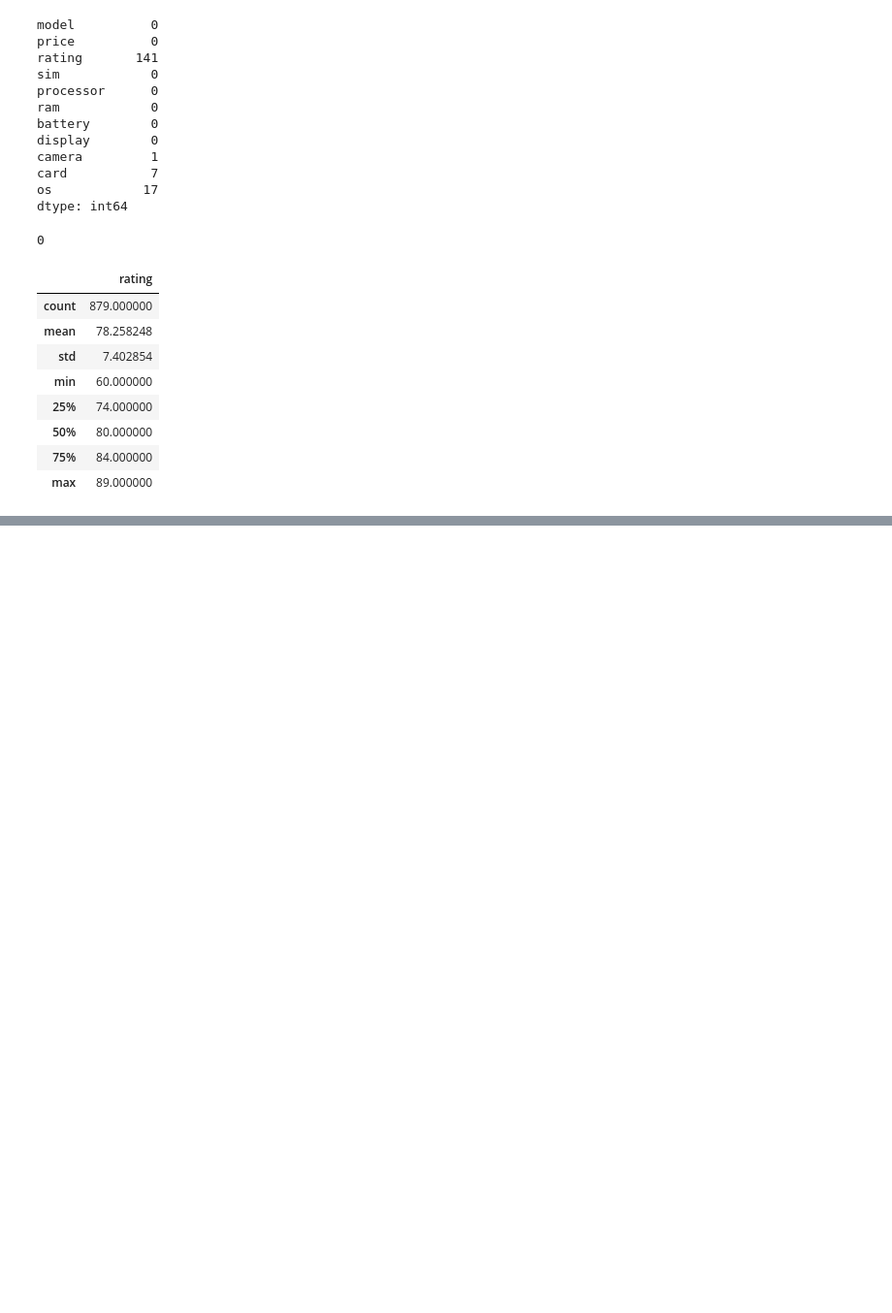
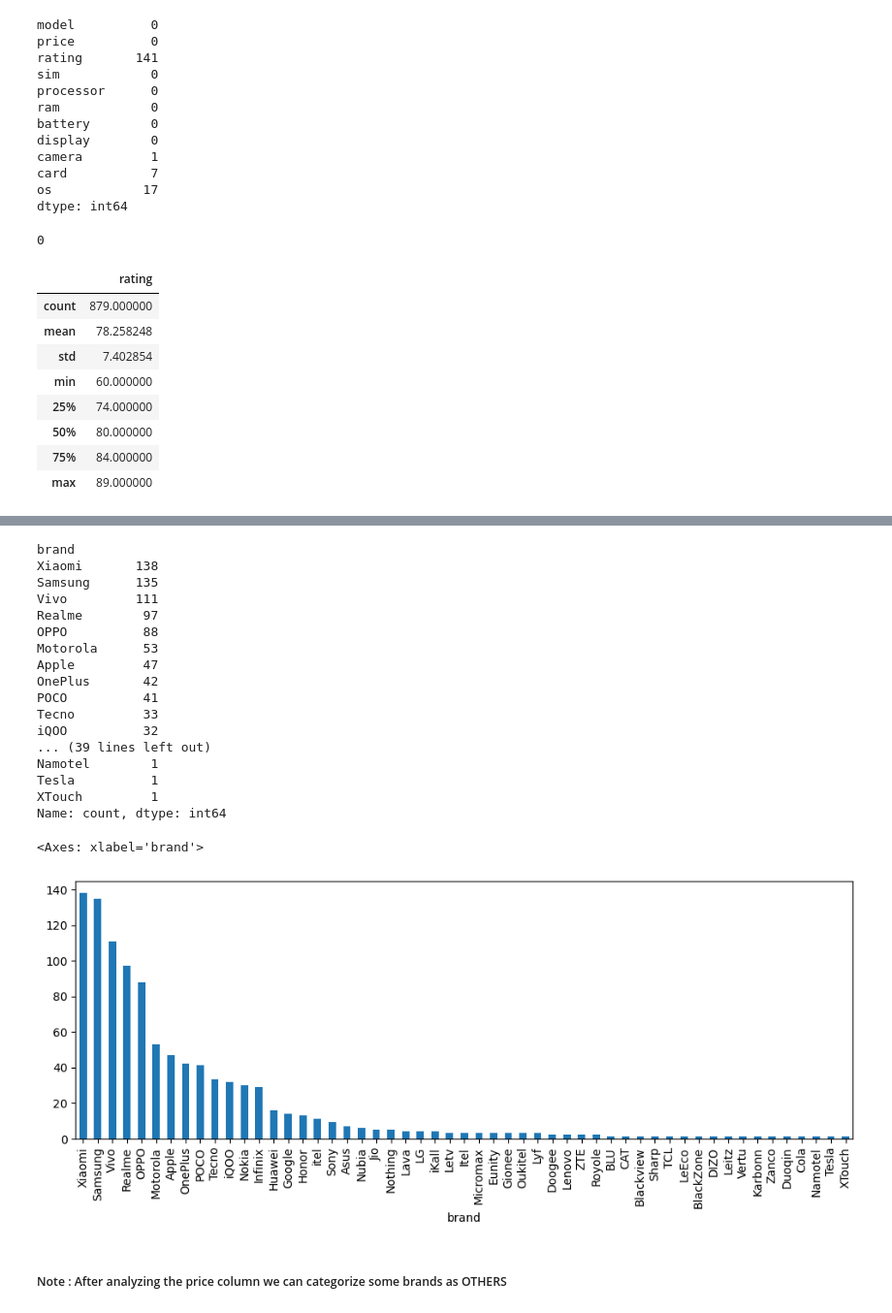
Before and after one commit to DeepeshIITdh/Tech-Items-Price-Predictor, a Jupyter notebook: Smartphones Predictor.ipynb, the cells around one changed output, grey strips where cells are left out. Shown: that part at 97% size. Saved outputs shown, nothing was run; the diff lists cells and outputs as text; code cells hidden in the pictures; blank space fills up the shorter version.

```diff
--- a/Smartphones Predictor.ipynb
+++ b/Smartphones Predictor.ipynb
@@ -91,0 +94,3 @@ df.head()
+# %%
+# extracting brand name from the model
+df['brand'] = [x[0] for x in df['model'].str.split()]
@@ -91,0 +128,3 @@ df.head()
+# %%
+# fixing 'Poco' and 'Oppo'
+df['brand'] = df.brand.str.replace('Poco','POCO').str.replace('Oppo','OPPO').str.replace('Redmi','Xiaomi')
@@ -91,0 +145,26 @@ df.head()
+# %%
+plt.figure(figsize=(12,4))
+print(df['brand'].value_counts())
+df['brand'].value_counts().plot(kind='bar')
+# %% [output]
+brand
+Xiaomi       138
+Samsung      135
+Vivo         111
+Realme        97
+OPPO          88
+Motorola      53
+Apple         47
+OnePlus       42
+POCO          41
+Tecno         33
+iQOO          32
+... (39 lines left out)
+Namotel        1
+Tesla          1
+XTouch         1
+Name: count, dtype: int64
+<Axes: xlabel='brand'>
+[figure, added]
+# %% [markdown]
+##### Note : After analyzing the price column we can categorize some brands as OTHERS
```
Also changed, not shown: parts of 12 cells of this notebook.
